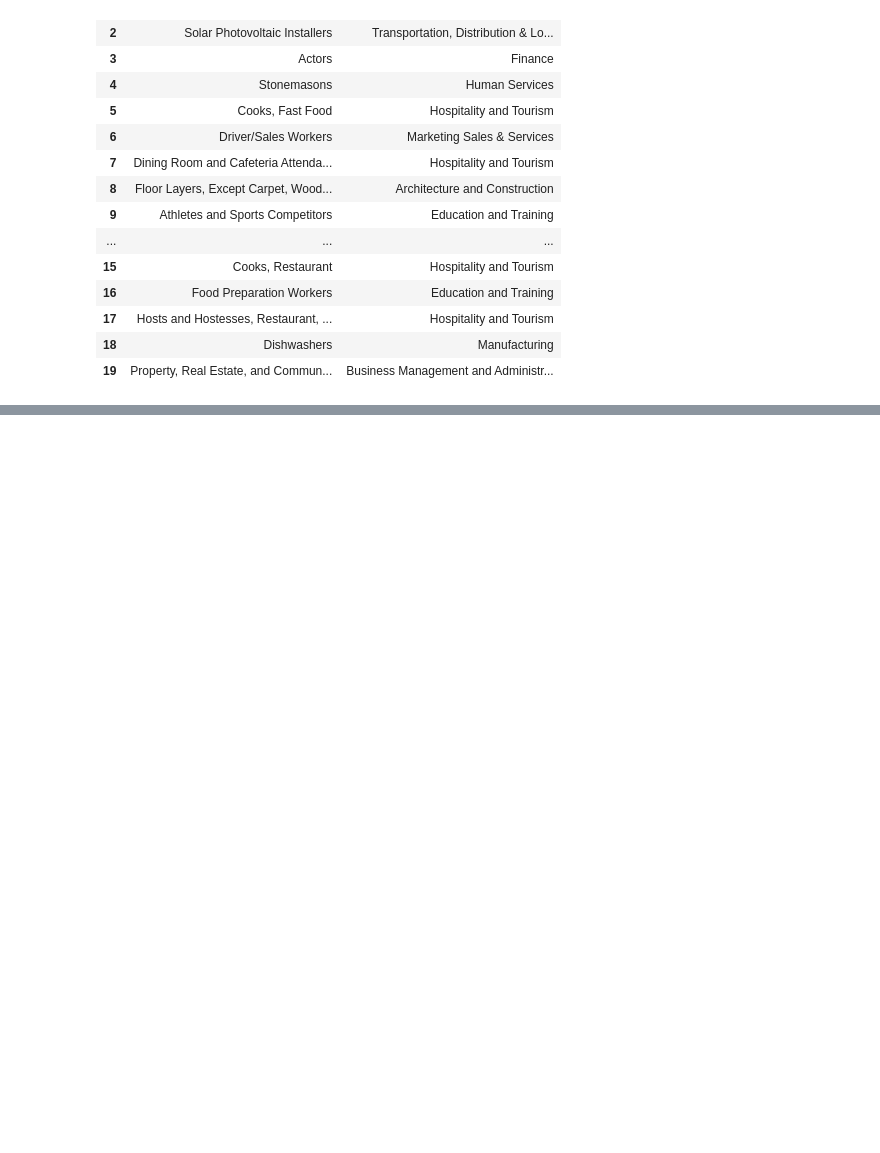
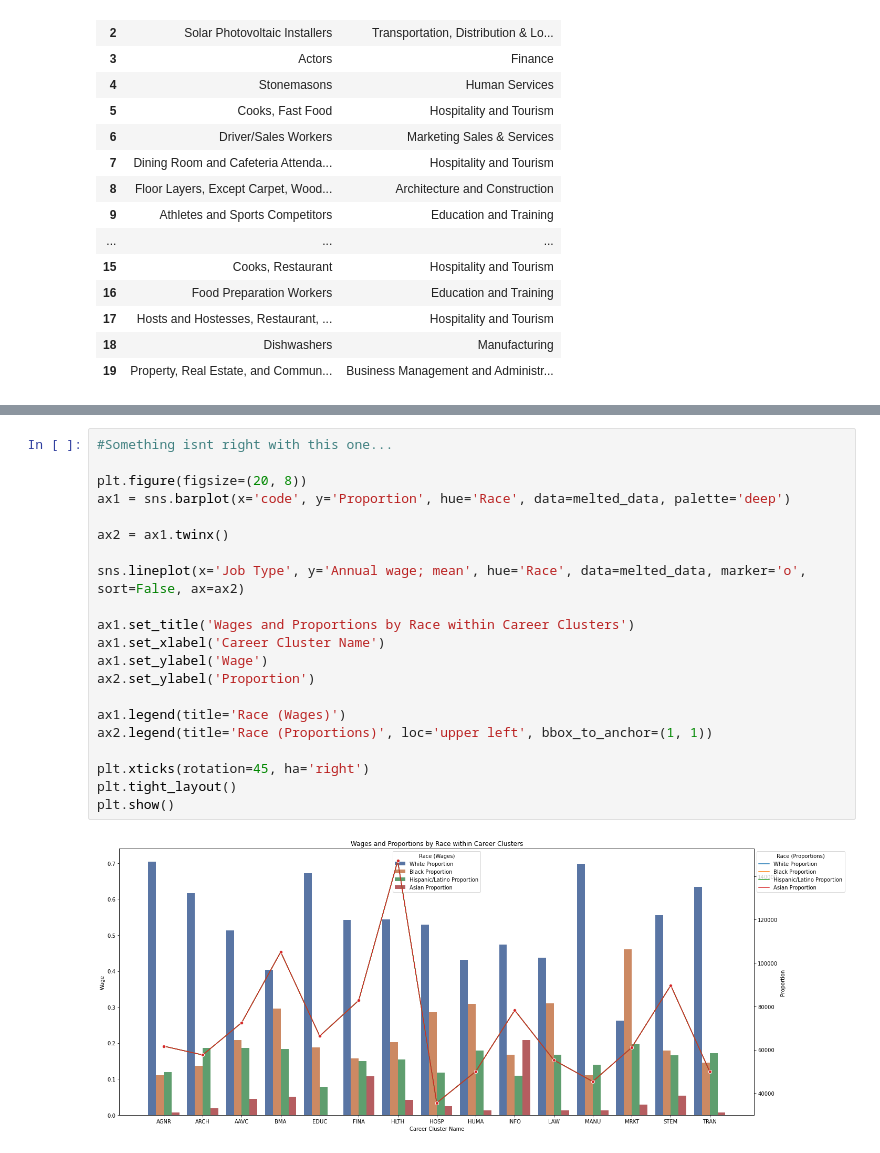
Before and after one commit to emcfalls/NC-Datathon, a Jupyter notebook: cluster_EDA_state.ipynb, the cells around one changed output, grey strips where cells are left out. Saved outputs shown, nothing was run; the diff lists cells and outputs as text; blank space fills up the shorter version.

```diff
--- a/cluster_EDA_state.ipynb
+++ b/cluster_EDA_state.ipynb
@@ -681,0 +799,23 @@ df_model2select.style.set_properties(**{'background-color': 'white',
+# %%
+#Something isnt right with this one...
+
+plt.figure(figsize=(20, 8))
+ax1 = sns.barplot(x='code', y='Proportion', hue='Race', data=melted_data, palette='deep')
+
+ax2 = ax1.twinx()
+
+sns.lineplot(x='Job Type', y='Annual wage; mean', hue='Race', data=melted_data, marker='o', sort=False, ax=ax2)
+
+ax1.set_title('Wages and Proportions by Race within Career Clusters')
+ax1.set_xlabel('Career Cluster Name')
+ax1.set_ylabel('Wage')
+ax2.set_ylabel('Proportion')
+
+ax1.legend(title='Race (Wages)')
+ax2.legend(title='Race (Proportions)', loc='upper left', bbox_to_anchor=(1, 1))
+
+plt.xticks(rotation=45, ha='right')
+plt.tight_layout()
+plt.show()
+# %% [output]
+[figure, added]
```
Also changed, not shown: parts of 20 cells of this notebook.
